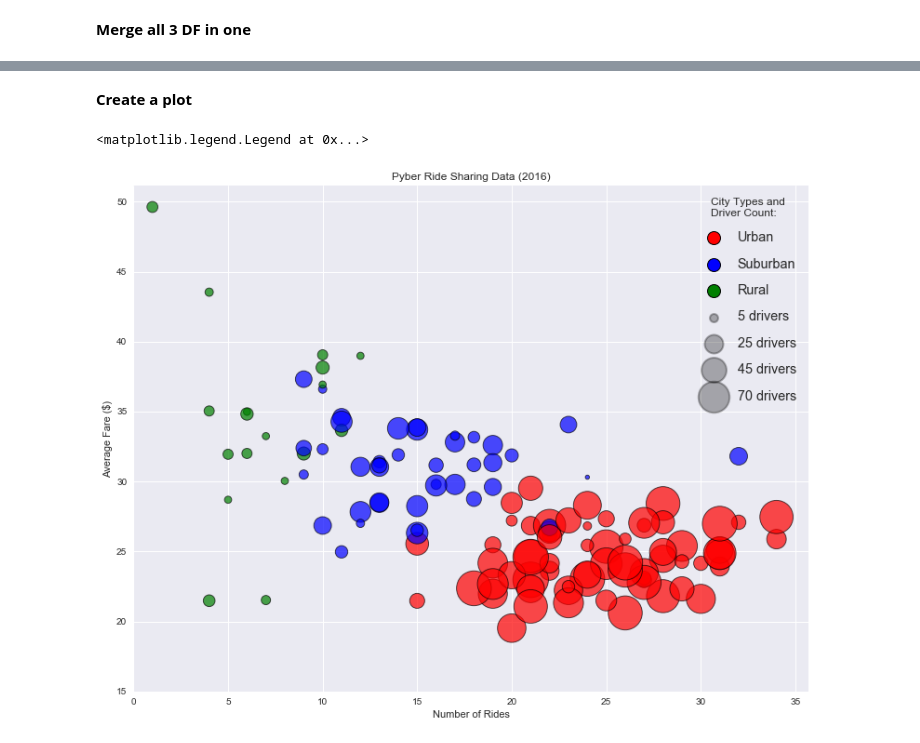
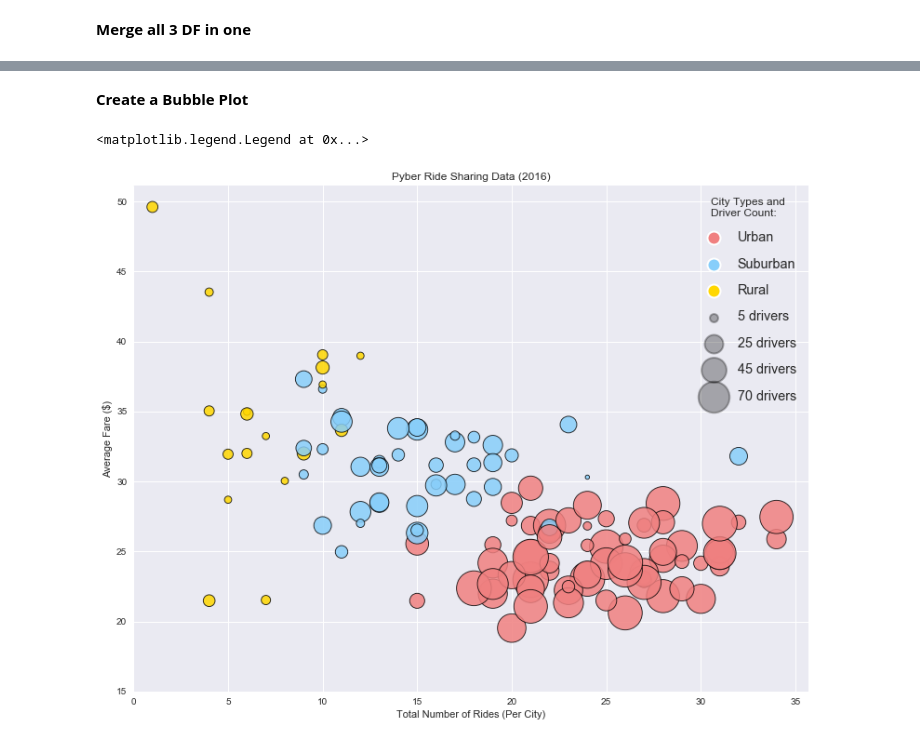
Before and after one commit to Gryazzz/Pyber_Ride_Sharing_Matplotlib, a Jupyter notebook: Pyber.ipynb, the cells around one changed output, grey strips where cells are left out. Drawn from its saved outputs; the diff is of its cells as text; code cells hidden in the pictures.

```diff
--- a/Pyber.ipynb
+++ b/Pyber.ipynb
@@ -7,11 +7,8 @@ import pandas as pd
 from itertools import cycle
 import matplotlib.patches as mpatches
 # %%
-path1 = 'Resources/city_data.csv'
-path2 = 'Resources/ride_data.csv'
-city = pd.read_csv(path1, low_memory=False)
-rides = pd.read_csv(path2, low_memory=False)
-#Port James double. suburban, total 18 dr
+city = pd.read_csv('Resources/city_data.csv', low_memory=False)
+rides = pd.read_csv('Resources/ride_data.csv', low_memory=False)
 # %% [markdown]
 **Create an organized DF from the city file and get Total Number of Drivers Per City and
 City Type (Urban, Suburban, Rural)**
@@ -42,7 +39,7 @@ tot_rides = total_rides.reset_index()
 merge1 = pd.merge(struct_city, fare, on='city')
 allmerged = pd.merge(merge1, tot_rides, on='city')
 allmerged.drop('city', axis=1, inplace=True)
-allmerged.columns = ['City Type', 'Driver Count', 'Average Fare ($)', 'Number of Rides']
+allmerged.columns = ['City Type', 'Driver Count', 'Average Fare ($)', 'Total Number of Rides (Per City)']
 #allmerged['Average Fare'] = allmerged['Average Fare'].map("{:,.2f}".format)
 # %%
 # Create a copy to do whatever I want with it
@@ -53,33 +55,35 @@ forplot['Driver Count'].max()
 # %% [markdown]
-**Create a plot**
+**Create a Bubble Plot**
 # %%
+# Create a dict City Type: color. Can be used for any numer of types, just need to add new colors in colorcycle.
 citytype = {}
-colorcycle = cycle('brg')
+# Use cycle() to iterate through colors,  colors can be easily added, changed and modified
+colorcycle = cycle(['#87cefa', '#f08080', '#FFD700'])
 for i in range(len(forplot['City Type'])):
     citytype[forplot['City Type'][i]] = next(colorcycle)
 
+# Create a list of colors, will be used in plot to coloring different city types
 colors = []
 for i in forplot['City Type']:
     if i in citytype:
         colors.append(citytype[i])
 # %%
+# Set seaborn grey style
 sns.set()
+# Create a plot
 drcount = forplot['Driver Count']
-forplot.plot(kind='scatter', x='Number of Rides', y='Average Fare ($)', s=drcount*20,
-                        c=colors, alpha=0.7, edgecolors="black", linewidth=0.9, figsize=(13,10),
+forplot.plot(kind='scatter', x='Total Number of Rides (Per City)', y='Average Fare ($)', s=drcount*20,
+                        c=colors, alpha=0.85, edgecolors="black", linewidth=0.9, figsize=(13,10),
                        title='Pyber Ride Sharing Data (2016)')
 plt.ylim(15, None)
 plt.xlim(0, None)
-patchlist = []
-#for key in citytype:
-    #legendkey = mpatches.Circle([], [], radius=6, color=citytype[key], label=key)
-    #patchlist.append(legendkey)
-#plt.legend(handles=patchlist)
+
+# Create a legend, that consists of 2 parts: City type and Driver count per city
 for key in citytype:
-    plt.scatter([],[], color=citytype[key], label=key, marker='o', edgecolor='black', linewidth=1)
+    plt.scatter([],[], color=citytype[key], label=key, marker='o', edgecolor='white', linewidth=2)
 for drcount in [5,25,45,70]:
     plt.scatter([], [], c='k', alpha=0.3, s=drcount*4, label=str(drcount) + ' drivers', edgecolor='black', linewidth=2)
 plt.legend(scatterpoints=1, markerscale=2, loc=1, fontsize='large', labelspacing=1, title='City Types and\nDriver Count:')
 # %% [output]
 <matplotlib.legend.Legend at 0x...>
-[figure, old version]
+[figure, new version]
```
Also changed, not shown: parts of 8 cells of this notebook.
